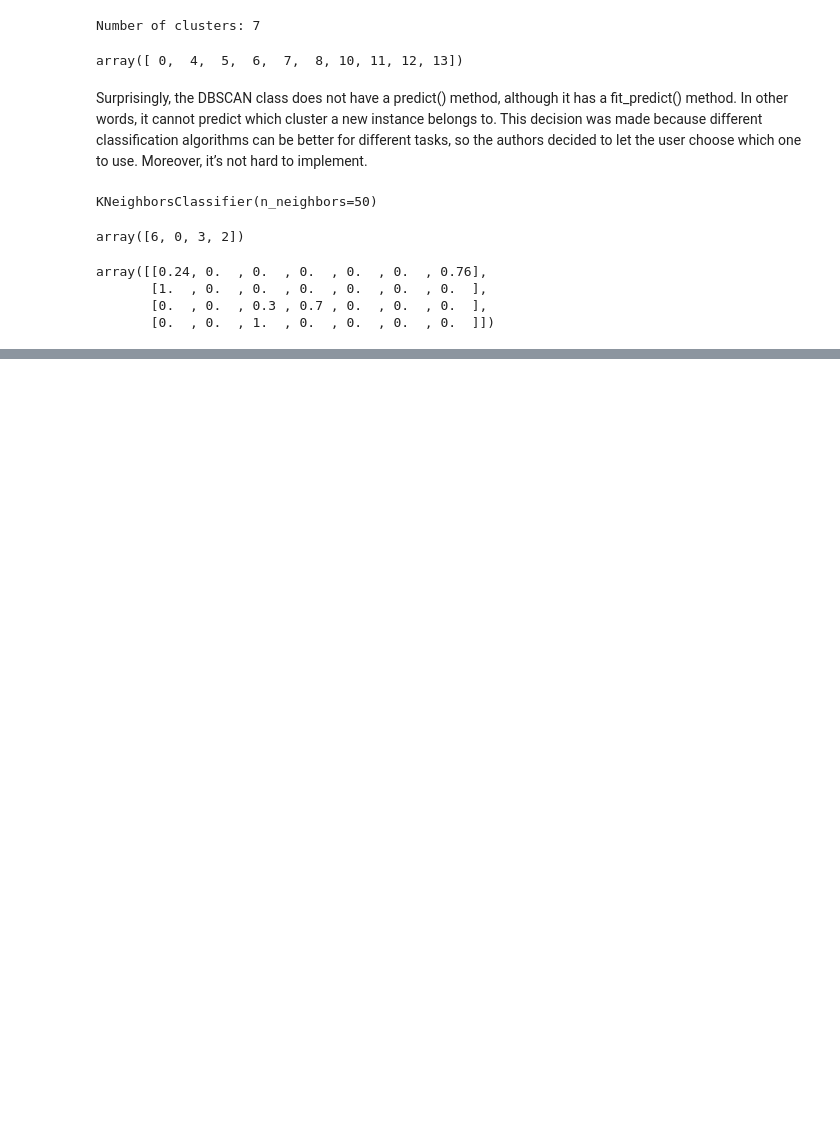
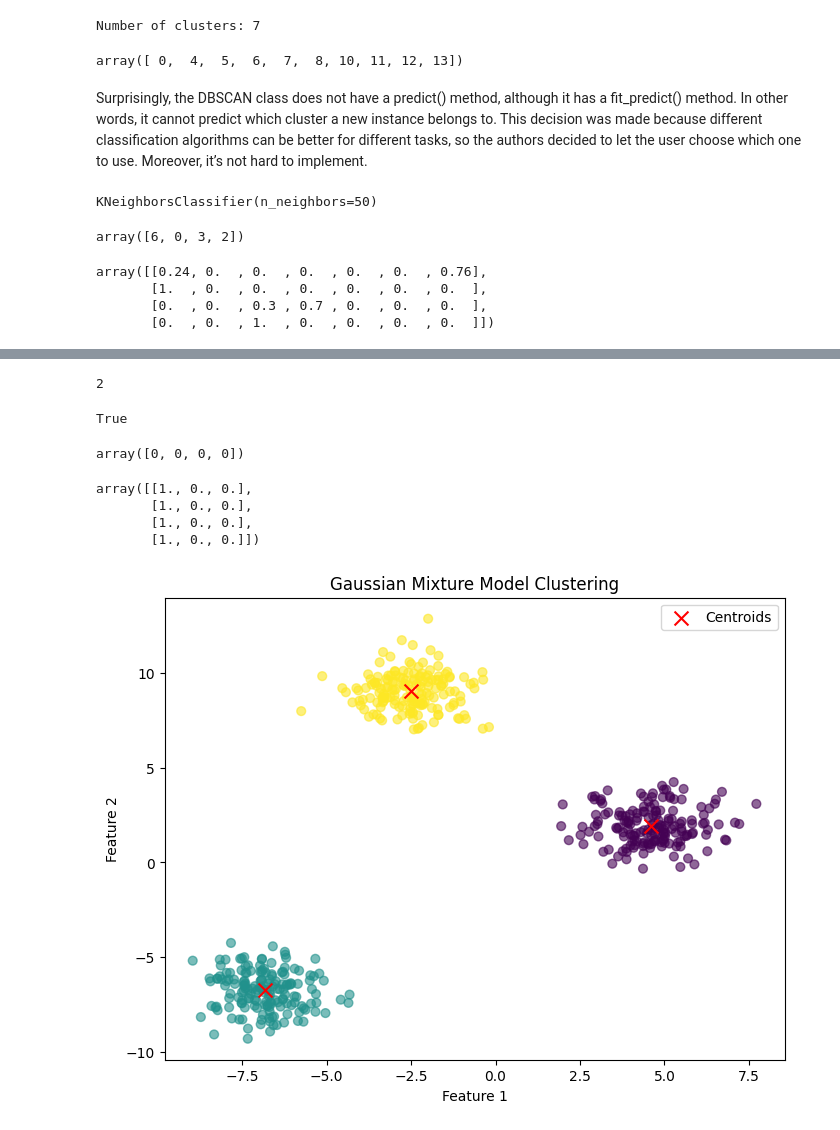
Before and after one commit to khalidkhankakar/Hands-on-Machine-Learning, a Jupyter notebook: unsupervise_learning/main.ipynb, the cells around one changed output, grey strips where cells are left out. Saved outputs shown, nothing was run; the diff lists cells and outputs as text; code cells hidden in the pictures; blank space fills up the shorter version.

Commit message:
gaussain mixture model

```diff
--- a/unsupervise_learning/main.ipynb
+++ b/unsupervise_learning/main.ipynb
@@ -318,0 +335,16 @@ array([[0.24, 0.  , 0.  , 0.  , 0.  , 0.  , 0.76],
+# %%
+import matplotlib.pyplot as plt
+from sklearn.datasets import make_blobs
+from sklearn.mixture import GaussianMixture
+
+
+X, y_true = make_blobs(
+    n_samples=500,
+    centers=3,
+    cluster_std=1.0,
+    random_state=42
+)
+
+
+gmm = GaussianMixture(n_components=3, random_state=42)
+gmm.fit(X)
@@ -318,0 +353,3 @@ array([[0.24, 0.  , 0.  , 0.  , 0.  , 0.  , 0.76],
+# %%
+labels = gmm.predict(X)
+labels[:10]
@@ -318,0 +358,3 @@ array([[0.24, 0.  , 0.  , 0.  , 0.  , 0.  , 0.76],
+# %%
+centers = gmm.means_
+centers
@@ -318,0 +377,32 @@ array([[0.24, 0.  , 0.  , 0.  , 0.  , 0.  , 0.76],
+# %%
+gmm.n_iter_
+# %% [output]
+2
+# %%
+gmm.converged_
+# %% [output]
+True
+# %%
+gmm.predict(X_new)
+# %% [output]
+array([0, 0, 0, 0])
+# %%
+gmm.predict_proba(X_new).round(2)
+# %% [output]
+array([[1., 0., 0.],
+       [1., 0., 0.],
+       [1., 0., 0.],
+       [1., 0., 0.]])
+# %%
+# 6️⃣ Visualization
+plt.figure(figsize=(8,6))
+plt.scatter(X[:, 0], X[:, 1], c=labels, s=40, cmap='viridis', alpha=0.6)
+plt.scatter(centers[:, 0], centers[:, 1], c='red', s=100, marker='x', label='Centroids')
+
+plt.title("Gaussian Mixture Model Clustering")
+plt.xlabel("Feature 1")
+plt.ylabel("Feature 2")
+plt.legend()
+plt.show()
+# %% [output]
+[figure, added]
```
Also changed, not shown: parts of 6 cells of this notebook.
